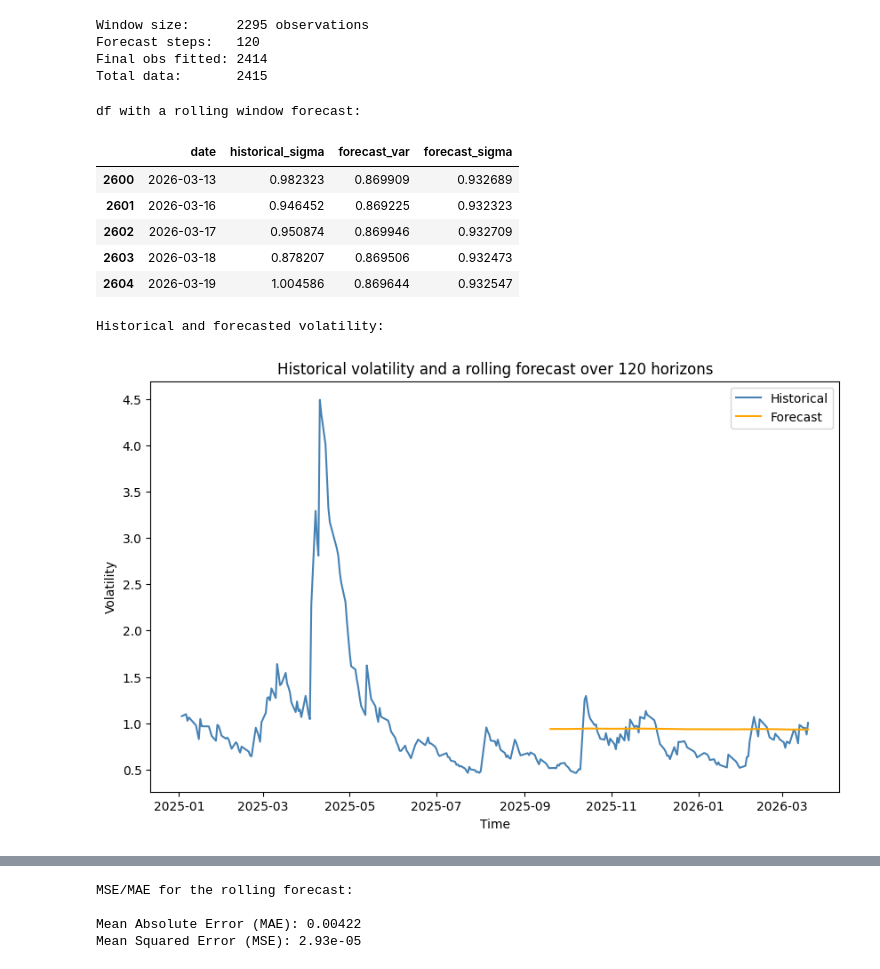
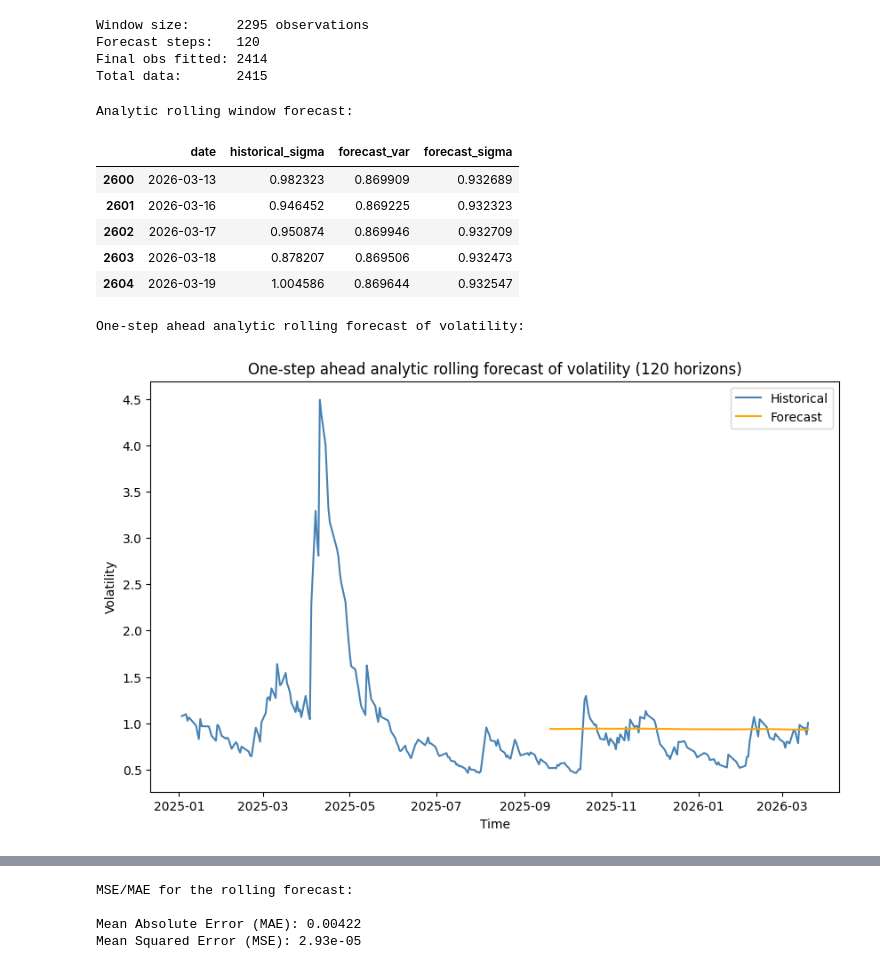
Before and after one commit to tros01/datacamp, a Jupyter notebook: solutions/volatility_modelling_toolkit_py.ipynb, the cells around one changed output, grey strips where cells are left out. Saved outputs shown, nothing was run; the diff lists cells and outputs as text; code cells hidden in the pictures.

```diff
--- a/solutions/volatility_modelling_toolkit_py.ipynb
+++ b/solutions/volatility_modelling_toolkit_py.ipynb
@@ -1118,10 +1148,10 @@ for i in range(forecast_steps):
 
 rwf_df["forecast_sigma"] = np.sqrt(rwf_df["forecast_var"])
 
-print("\ndf with a rolling window forecast:\n")
+print("\nAnalytic rolling window forecast:\n")
 rwf_df.tail()
 # %% [output]
-df with a rolling window forecast:
+Analytic rolling window forecast:
 |  | date | historical_sigma | forecast_var | forecast_sigma |
 | 2600 | 2026-03-13 | 0.982323 | 0.869909 | 0.932689 |
 | 2601 | 2026-03-16 | 0.946452 | 0.869225 | 0.932323 |
@@ -1131,19 +1161,20 @@ df with a rolling window forecast:
 # %%
 # Plot
 plt.figure(figsize=(10, 6))
 
 rwf_df = rwf_df[rwf_df["date"] > "2025-01-01"]
+analytic_rwf = rwf_df
 
 plt.plot(rwf_df.date, rwf_df.historical_sigma, color = "steelblue", label = "Historical")
 plt.plot(rwf_df.date, rwf_df.forecast_sigma, color = "orange", label = "Forecast")
 
-plt.title("Historical volatility and a rolling forecast over 120 horizons")
+plt.title("One-step ahead analytic rolling forecast of volatility (120 horizons)")
 plt.xlabel("Time")
 plt.ylabel("Volatility")
 plt.legend()
 
-print("\nHistorical and forecasted volatility:\n")
+print("\nOne-step ahead analytic rolling forecast of volatility:\n")
 plt.show()
 # %% [output]
-Historical and forecasted volatility:
+One-step ahead analytic rolling forecast of volatility:
-[figure, old version]
+[figure, new version]
```
Also changed, not shown: parts of 8 cells of this notebook.
